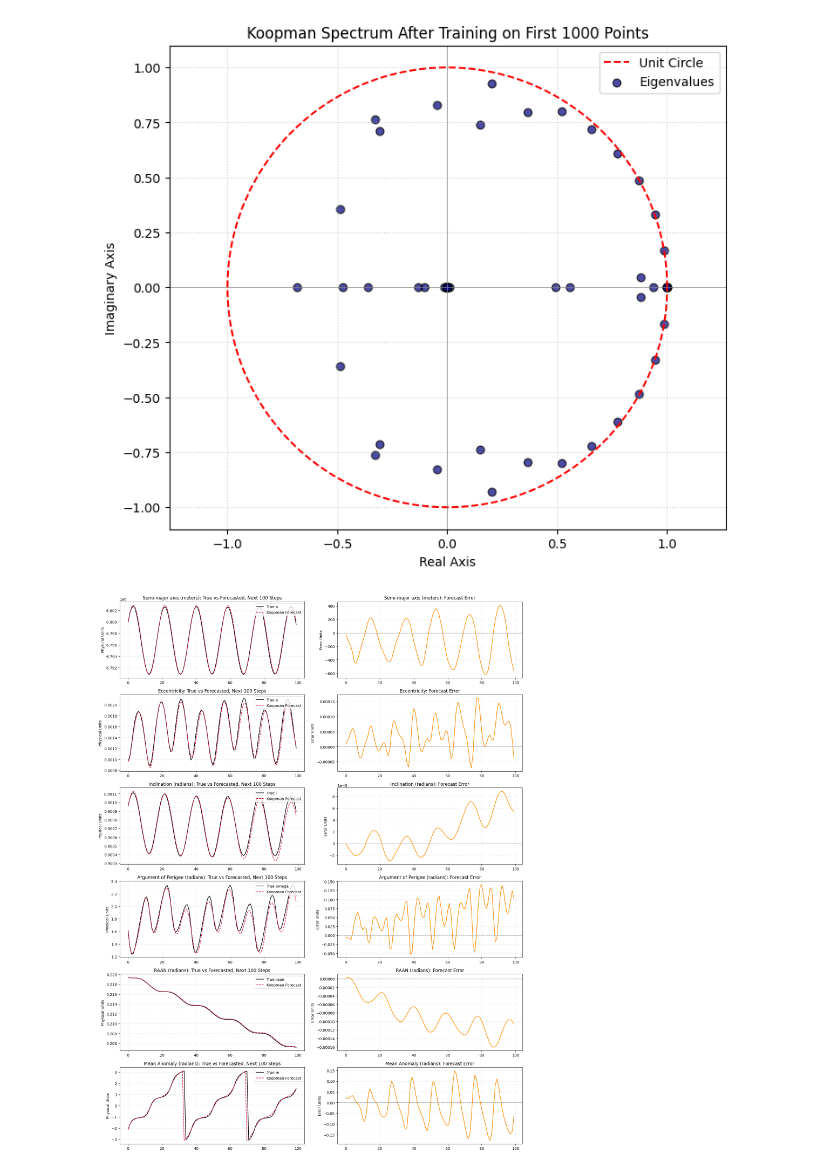
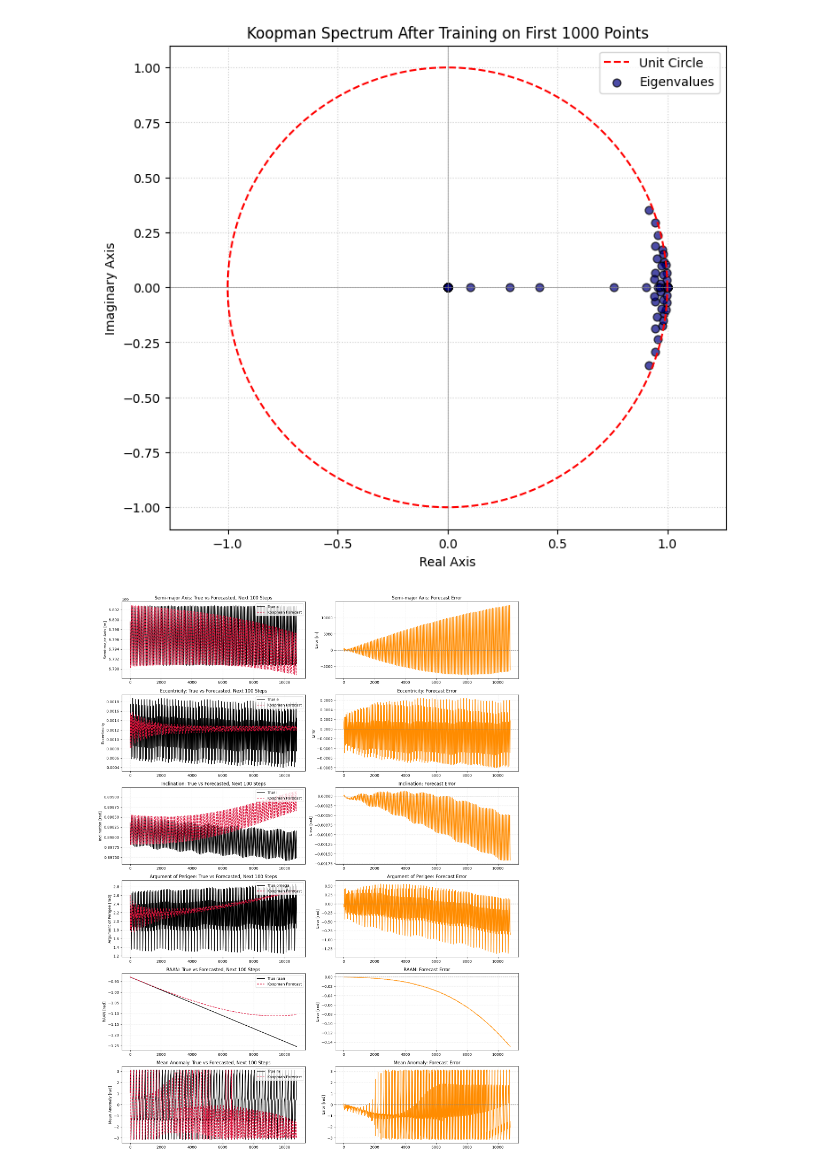
Before and after one commit to SS26-27-JMU-Praktikum-Koopman-EDMD/orekit-propagator, a Jupyter notebook: src/edmd.ipynb, the cells around one changed output. Cells and saved outputs as stored; diff of their text form; code cells hidden in the pictures.

Commit message:
edmd plots updated

```diff
--- a/src/edmd.ipynb
+++ b/src/edmd.ipynb
@@ -33,8 +33,8 @@ print(f"Total lifted dimensions: {n_dim}\n")
 # 2. SETTINGS: TRAIN FIRST 1000, PREDICT NEXT 100
 # ==============================================================================
 
-N_train = 1000
-N_forecast = 100
+N_train = 43200
+N_forecast = 10800
 
 if n_samples < N_train + N_forecast:
     raise ValueError(
@@ -274,12 +274,36 @@ plt.show()
 # ==============================================================================
 
 feature_names = {
-    'a': 'Semi-major axis (meters)',
-    'e': 'Eccentricity',
-    'i': 'Inclination (radians)',
-    'omega': 'Argument of Perigee (radians)',
-    'raan': 'RAAN (radians)',
-    'm': 'Mean Anomaly (radians)'
+    'a': {
+        'title': 'Semi-major Axis',
+        'unit': 'm',
+        'error_unit': 'm'
+    },
+    'e': {
+        'title': 'Eccentricity',
+        'unit': '-',
+        'error_unit': '-'
+    },
+    'i': {
+        'title': 'Inclination',
+        'unit': 'rad',
+        'error_unit': 'rad'
+    },
+    'omega': {
+        'title': 'Argument of Perigee',
+        'unit': 'rad',
+        'error_unit': 'rad'
+    },
+    'raan': {
+        'title': 'RAAN',
+        'unit': 'rad',
+        'error_unit': 'rad'
+    },
+    'm': {
+        'title': 'Mean Anomaly',
+        'unit': 'rad',
+        'error_unit': 'rad'
+    }
 }
 
 fig, axes = plt.subplots(
@@ -290,7 +314,13 @@ fig, axes = plt.subplots(
 
 for idx, col in enumerate(feature_names.keys()):
 
-    name = feature_names[col]
+    name = feature_names[col]['title']
+    unit = feature_names[col]['unit']
+    error_unit = feature_names[col]['error_unit']
+
+    true_vals = true_raw_future[col].values
+    pred_vals = pred_raw_future[col].values
+    error_vals = errors[col].values
 
     true_vals = true_raw_future[col].values
     pred_vals = pred_raw_future[col].values
@@ -314,7 +344,13 @@ for idx, col in enumerate(feature_names.keys()):
     )
 
     ax_comp.set_title(f"{name}: True vs Forecasted, Next 100 Steps")
-    ax_comp.set_ylabel("Physical Units")
+
+
+    if unit == '-':
+        ax_comp.set_ylabel(name)
+    else:
+        ax_comp.set_ylabel(f"{name} [{unit}]")
+
     ax_comp.grid(True, linestyle=":", alpha=0.5)
     ax_comp.legend(loc="upper right")
 
@@ -334,7 +370,12 @@ for idx, col in enumerate(feature_names.keys()):
     )
 
     ax_err.set_title(f"{name}: Forecast Error")
-    ax_err.set_ylabel("Error Units")
+
+    if unit == '-':
+        ax_err.set_ylabel("Error")
+    else:
+        ax_err.set_ylabel(f"Error [{unit}]")
+
     ax_err.grid(True, linestyle=":", alpha=0.5)
 
 plt.tight_layout()
@@ -360,2 +419,2 @@ Max Eigenvalue Magnitude: 1.00168
-[figure, old version]
+[figure, new version]
-[figure, old version]
+[figure, new version]
```
Also changed, not shown: parts of 3 cells of this notebook, 1 other file.
